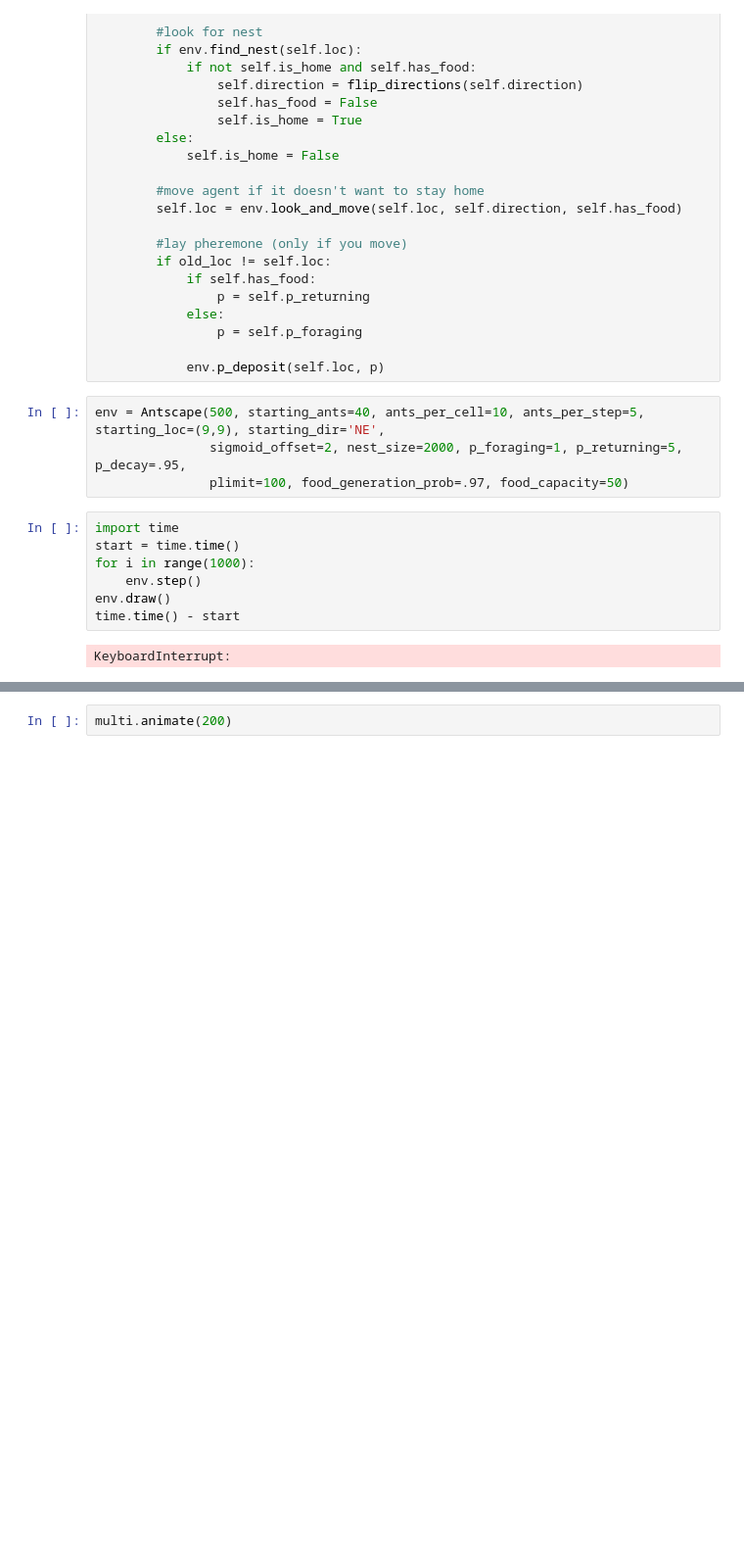
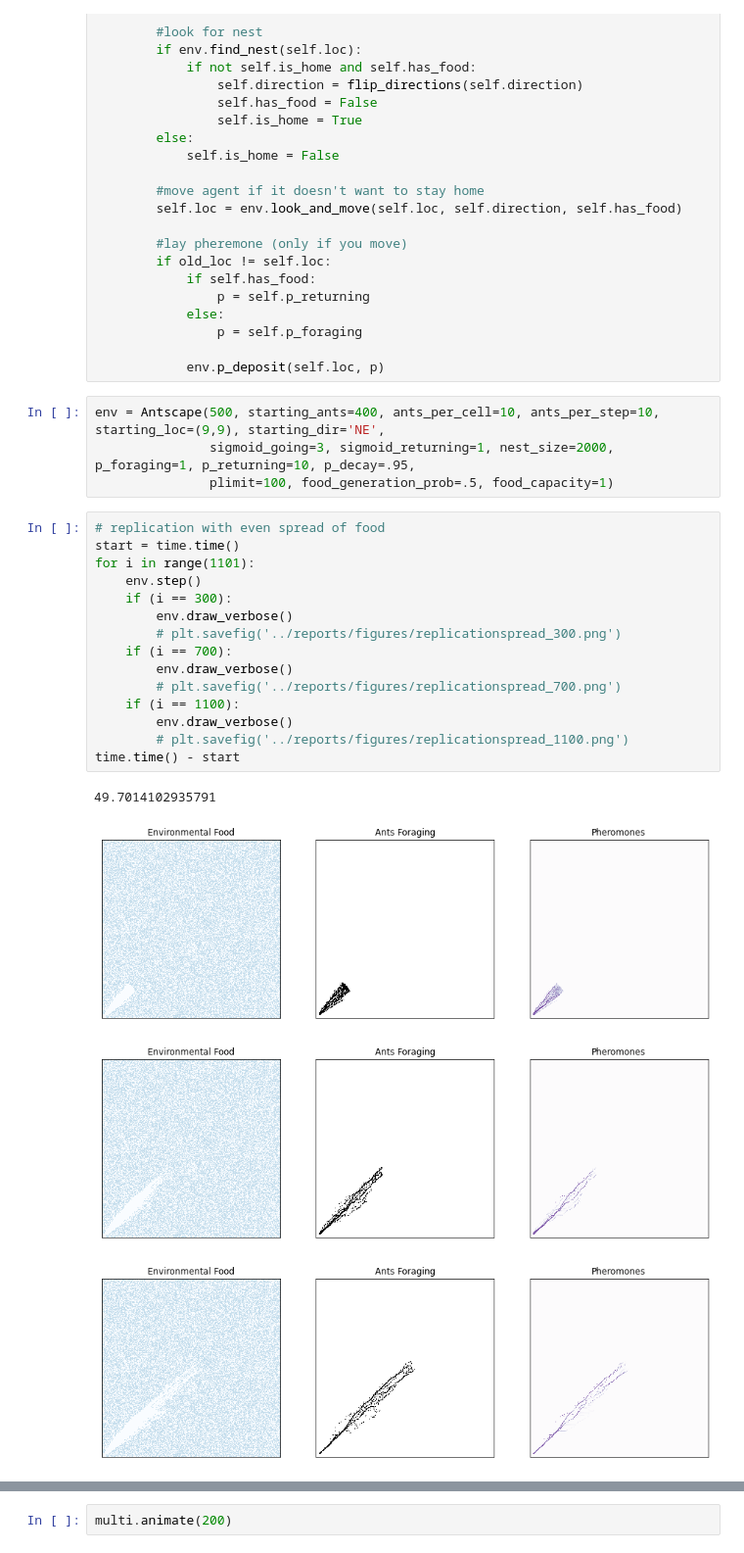
Before and after one commit to davidt315/ant_foraging_model, a Jupyter notebook: code/main_notebook.ipynb, the cells around one changed output, grey strips where cells are left out. Shown at 98% size. Drawn from its saved outputs; the diff is of its cells as text; blank space fills up the shorter version.

```diff
--- a/code/main_notebook.ipynb
+++ b/code/main_notebook.ipynb
@@ -359,15 +363,26 @@ class Agent:
 
             env.p_deposit(self.loc, p)
 # %%
-env = Antscape(500, starting_ants=40, ants_per_cell=10, ants_per_step=5, starting_loc=(9,9), starting_dir='NE',
-               sigmoid_offset=2, nest_size=2000, p_foraging=1, p_returning=5, p_decay=.95,
-               plimit=100, food_generation_prob=.97, food_capacity=50)
+env = Antscape(500, starting_ants=400, ants_per_cell=10, ants_per_step=10, starting_loc=(9,9), starting_dir='NE',
+               sigmoid_going=3, sigmoid_returning=1, nest_size=2000, p_foraging=1, p_returning=10, p_decay=.95,
+               plimit=100, food_generation_prob=.5, food_capacity=1)
 # %%
-import time
+# replication with even spread of food
 start = time.time()
-for i in range(1000):
+for i in range(1101):
     env.step()
-env.draw()
+    if (i == 300):
+        env.draw_verbose()
+        # plt.savefig('../reports/figures/replicationspread_300.png')
+    if (i == 700):
+        env.draw_verbose()
+        # plt.savefig('../reports/figures/replicationspread_700.png')
+    if (i == 1100):
+        env.draw_verbose()
+        # plt.savefig('../reports/figures/replicationspread_1100.png')
 time.time() - start
 # %% [output]
-KeyboardInterrupt:
+49.7014102935791
+[figure, added]
+[figure, added]
+[figure, added]
```
Also changed, not shown: parts of 11 cells of this notebook, 38 other files.
